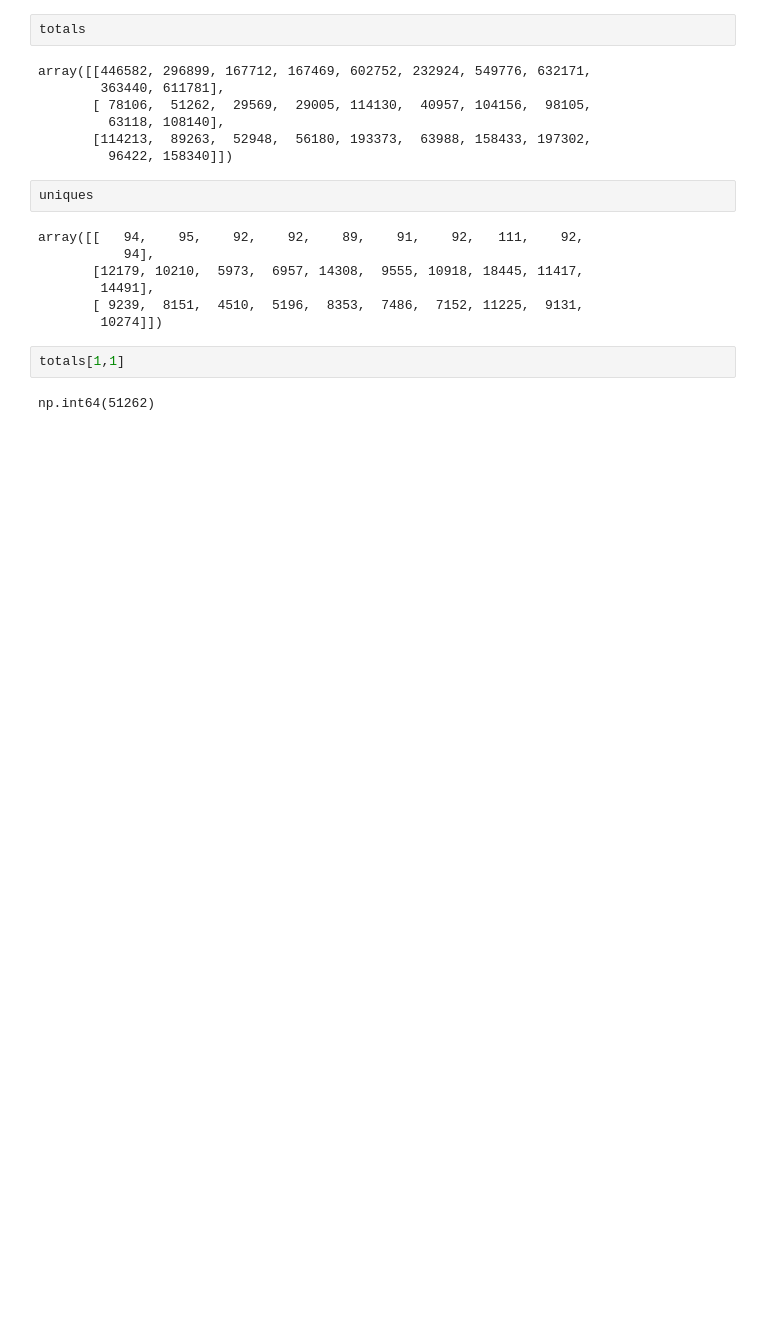
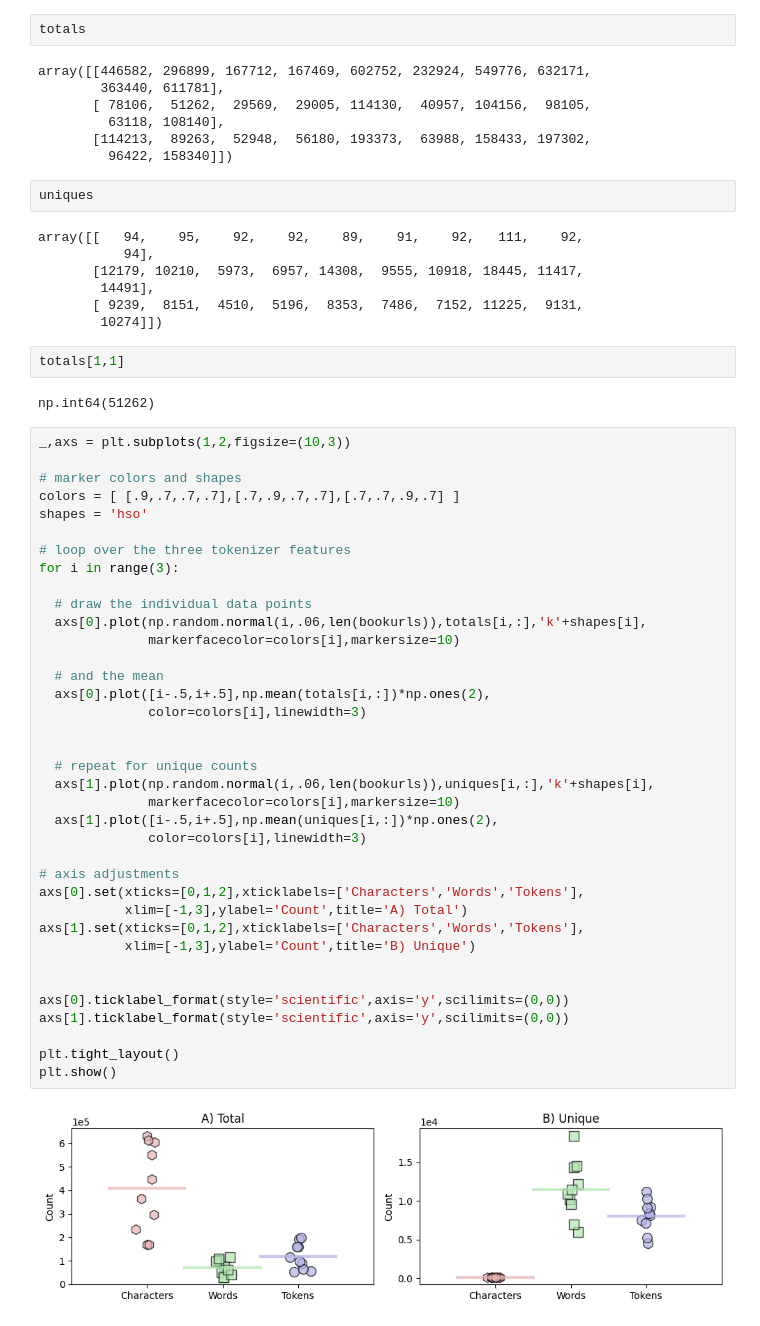
Before and after one commit to Saransh-Basu-01/50-Ml-Projects-to-understand-LLMs, a Jupyter notebook: Project_2_Book_Length_in_characters,words_and_Tokens.ipynb, the cells around one changed output. Drawn from its saved outputs; the diff is of its cells as text; blank space fills up the shorter version.

```diff
--- a/Project_2_Book_Length_in_characters,words_and_Tokens.ipynb
+++ b/Project_2_Book_Length_in_characters,words_and_Tokens.ipynb
@@ -174,3 +174,42 @@ array([[   94,    95,    92,    92,    89,    91,    92,   111,    92,
 totals[1,1]
 # %% [output]
 np.int64(51262)
+# %%
+_,axs = plt.subplots(1,2,figsize=(10,3))
+
+# marker colors and shapes
+colors = [ [.9,.7,.7,.7],[.7,.9,.7,.7],[.7,.7,.9,.7] ]
+shapes = 'hso'
+
+# loop over the three tokenizer features
+for i in range(3):
+
+  # draw the individual data points
+  axs[0].plot(np.random.normal(i,.06,len(bookurls)),totals[i,:],'k'+shapes[i],
+              markerfacecolor=colors[i],markersize=10)
+
+  # and the mean
+  axs[0].plot([i-.5,i+.5],np.mean(totals[i,:])*np.ones(2),
+              color=colors[i],linewidth=3)
+
+
+  # repeat for unique counts
+  axs[1].plot(np.random.normal(i,.06,len(bookurls)),uniques[i,:],'k'+shapes[i],
+              markerfacecolor=colors[i],markersize=10)
+  axs[1].plot([i-.5,i+.5],np.mean(uniques[i,:])*np.ones(2),
+              color=colors[i],linewidth=3)
+
+# axis adjustments
+axs[0].set(xticks=[0,1,2],xticklabels=['Characters','Words','Tokens'],
+           xlim=[-1,3],ylabel='Count',title='A) Total')
+axs[1].set(xticks=[0,1,2],xticklabels=['Characters','Words','Tokens'],
+           xlim=[-1,3],ylabel='Count',title='B) Unique')
+
+
+axs[0].ticklabel_format(style='scientific',axis='y',scilimits=(0,0))
+axs[1].ticklabel_format(style='scientific',axis='y',scilimits=(0,0))
+
+plt.tight_layout()
+plt.show()
+# %% [output]
+[figure, added]
```
Also changed, not shown: parts of 3 cells of this notebook.
